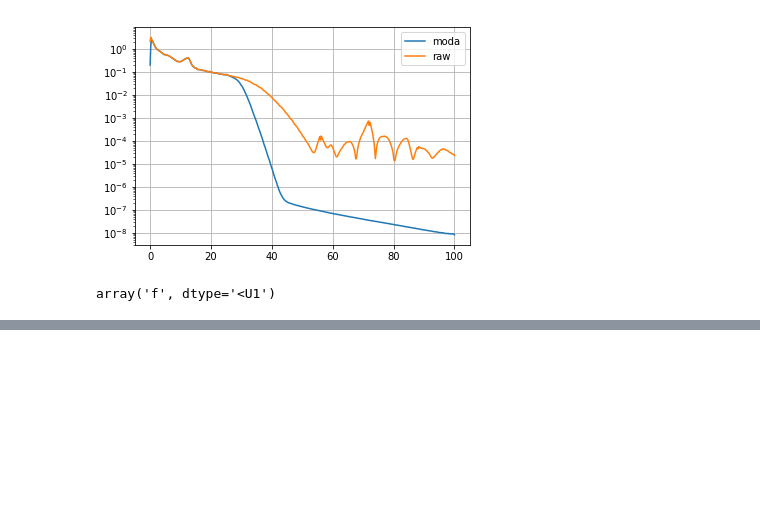
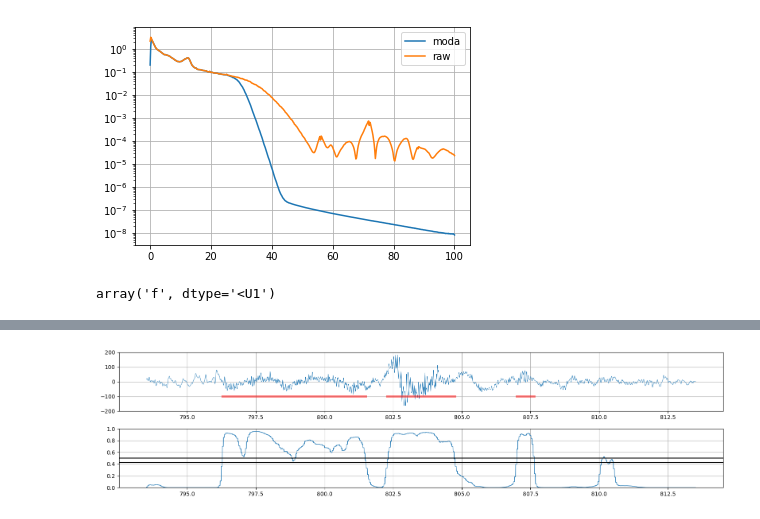
Before and after one commit to nicolasigor/sleep-rnn, a Jupyter notebook: notebooks/2021_nsrr_object_dev.ipynb, the cells around one changed output, grey strips where cells are left out. Drawn from its saved outputs; the diff is of its cells as text; code cells hidden in the pictures; blank space fills up the shorter version.

```diff
--- a/notebooks/2021_nsrr_object_dev.ipynb
+++ b/notebooks/2021_nsrr_object_dev.ipynb
@@ -97,0 +175,35 @@ array('f', dtype='<U1')
+# %%
+largest_marks_locs = np.argsort(-durations)
+# %%
+which_mark = largest_marks_locs[7]
+window_duration = 20
+
+# Show mark
+window_size = int(window_duration * fs)
+mark = marks[which_mark]
+center_sample = int(mark.mean())
+start_sample = center_sample - window_size // 2
+end_sample = start_sample + window_size
+
+segment_marks = utils.filter_stamps(marks, start_sample, end_sample)
+
+time_axis = np.arange(start_sample, end_sample) / fs
+fig, axes = plt.subplots(2, 1, figsize=(16, 4), dpi=100)
+
+axes[0].plot(time_axis, signal[start_sample:end_sample], linewidth=0.6)
+axes[0].set_ylim([-200, 200])
+axes[0].grid()
+for m in segment_marks:
+    m = np.clip(m, a_min=start_sample, a_max=end_sample)
+    axes[0].plot(m/fs, [-100, -100], linewidth=4, color="r", alpha=0.5)
+
+axes[1].plot(time_axis, proba_up[start_sample:end_sample], linewidth=1)
+axes[1].axhline(0.5, color="k")
+axes[1].axhline(0.5 * 0.85, color="k")
+axes[1].set_ylim([0, 1])
+axes[1].grid()
+
+plt.tight_layout()
+plt.show()
+# %% [output]
+[figure, added]
```
Also changed, not shown: parts of 16 cells of this notebook.
